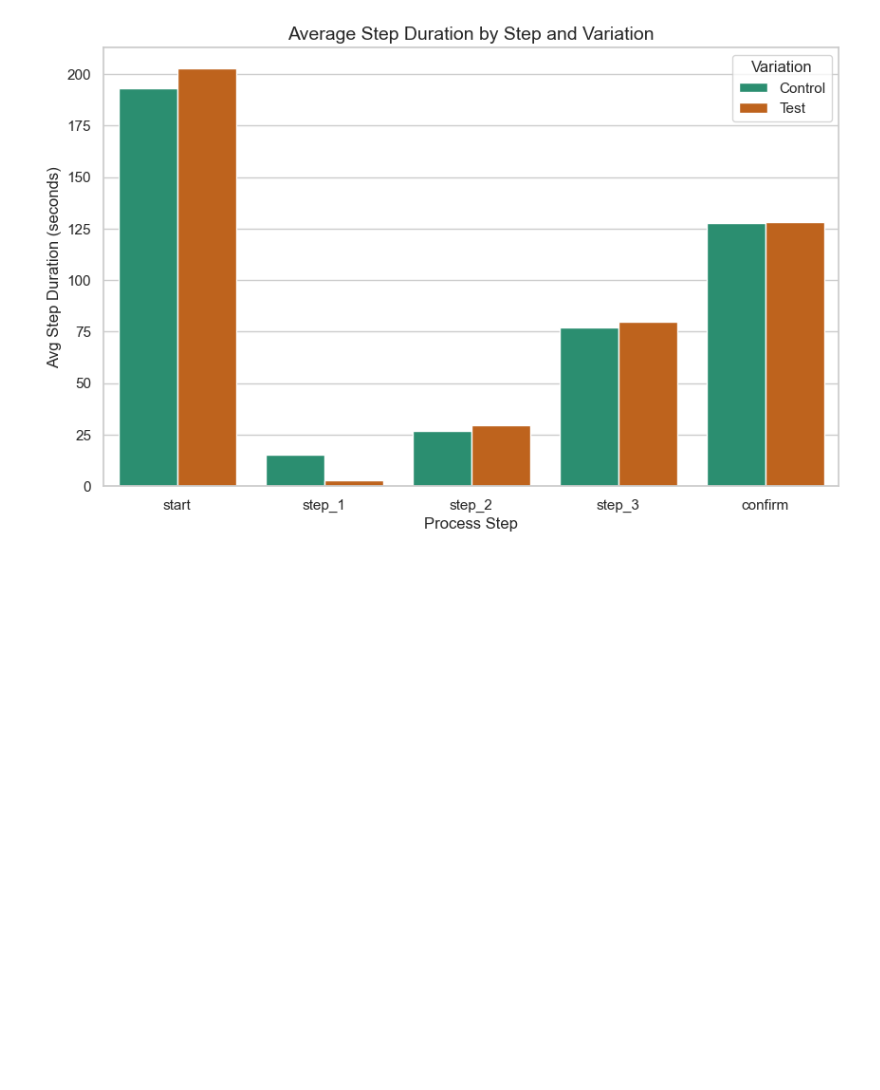
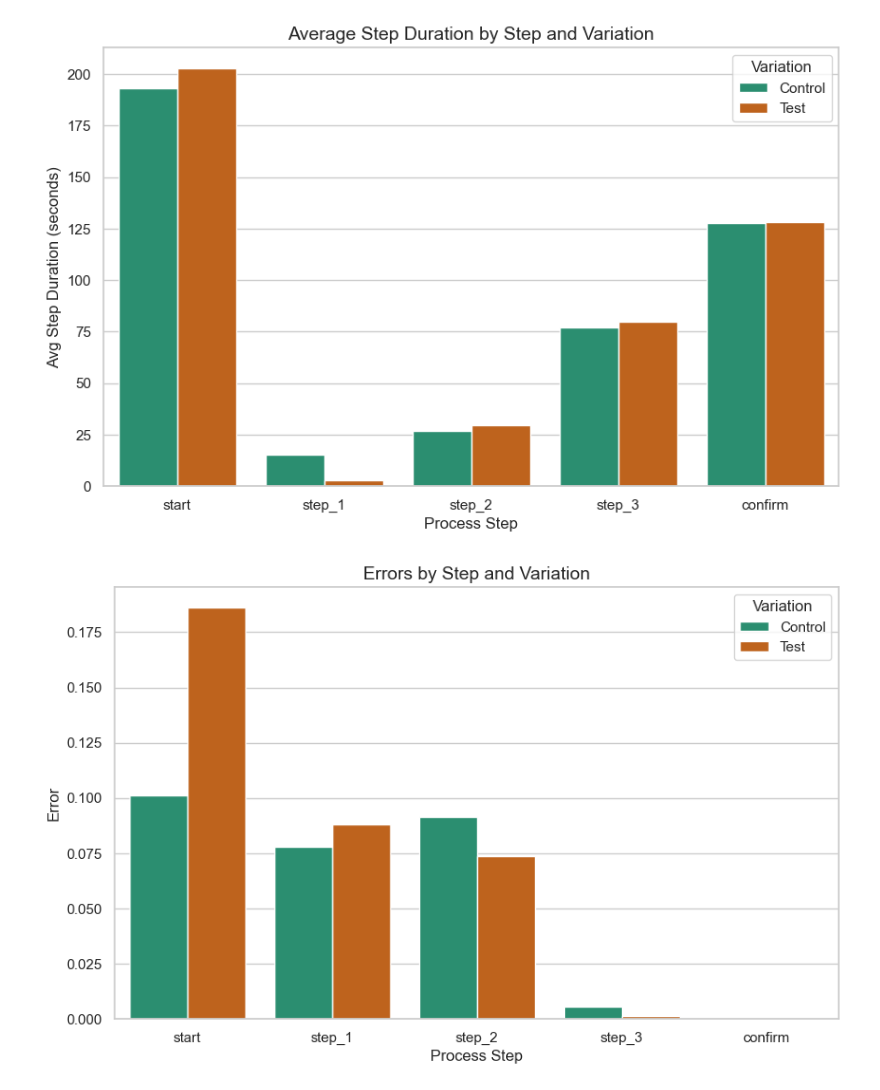
Before and after one commit to lewisdeanclark/vanguard-project, a Jupyter notebook: Week5-Project-Data Cleaning_Updated.ipynb, the cells around one changed output. Saved outputs shown, nothing was run; the diff lists cells and outputs as text; code cells hidden in the pictures; blank space fills up the shorter version.

```diff
--- a/Week5-Project-Data Cleaning_Updated.ipynb
+++ b/Week5-Project-Data Cleaning_Updated.ipynb
@@ -569,3 +589,22 @@ plt.legend(title="Variation")
 plt.show()
 # %% [output]
 [figure]
+# %%
+step_variation = (
+    df_combined.groupby(["process_step", "Variation"])["error_flag"]
+    .mean()
+    .reset_index()
+)
+
+plt.figure(figsize=(10,6))
+sns.barplot(
+    data=step_variation,
+    x="process_step", y="error_flag", hue="Variation", palette="Dark2"
+)
+plt.title("Errors by Step and Variation", fontsize=14)
+plt.ylabel("Error")
+plt.xlabel("Process Step")
+plt.legend(title="Variation")
+plt.show()
+# %% [output]
+[figure, added]
```
Also changed, not shown: parts of 22 cells of this notebook, 4 other files.
